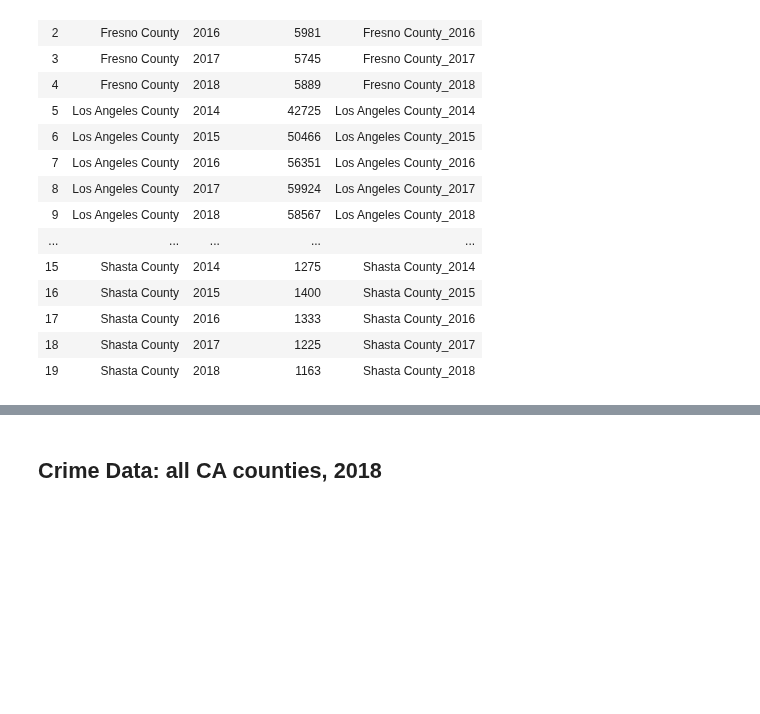
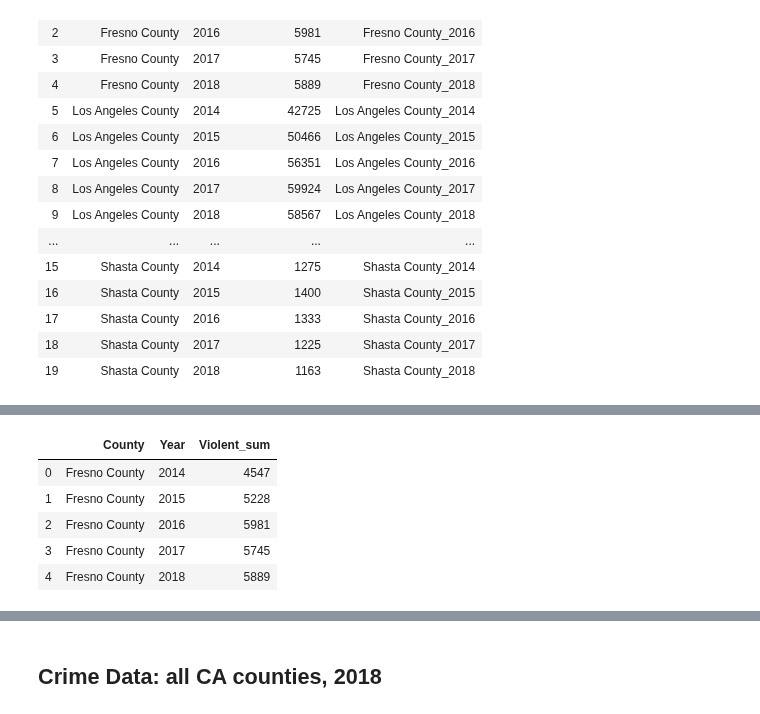
Before and after one commit to TrevorLovesMommy/Real-Estate-Project, a Jupyter notebook: Real Estate Data Cleaning.ipynb, the cells around one changed output, grey strips where cells are left out. Saved outputs shown, nothing was run; the diff lists cells and outputs as text; code cells hidden in the pictures; blank space fills up the shorter version.

```diff
--- a/Real Estate Data Cleaning.ipynb
+++ b/Real Estate Data Cleaning.ipynb
@@ -493,0 +510,4 @@ crime_county_df.to_csv("output files/crimes_by_counties.csv")
+# %%
+crime_data_reduced_df = crime_data_df.loc[:, ["County", "Year", "Violent_sum"]]
+crime_data_reduced_df.set_index('County', inplace=True)
+crime_data_reduced_df.head()
@@ -493,0 +522,4 @@ crime_county_df.to_csv("output files/crimes_by_counties.csv")
+# %%
+#filter for 2014 - 2018
+crime_data_2014_2018 = crime_data_reduced_df.loc[(crime_data_reduced_df["Year"] == 2014) | (crime_data_reduced_df["Year"] == 2015) | (crime_data_reduced_df["Year"] == 2016) | (crime_data_reduced_df["Year"] == 2017) | (crime_data_reduced_df["Year"] == 2018)]
+crime_data_2014_2018.head()
@@ -493,0 +534,4 @@ crime_county_df.to_csv("output files/crimes_by_counties.csv")
+# %%
+#filter for 4 counties
+selectcounties_df = crime_data_2014_2018.loc[ ['Los Angeles County' , 'San Francisco County', 'Fresno County', 'Shasta County'] , : ]
+selectcounties_df.head()
@@ -493,0 +546,15 @@ crime_county_df.to_csv("output files/crimes_by_counties.csv")
+# %%
+#group by county and year
+grouped_selectcounties_df = selectcounties_df.groupby(['County', 'Year'])
+grouped_selectcounties_df = grouped_selectcounties_df.sum()
+# %%
+crime_county_year_df = pd.DataFrame (grouped_selectcounties_df)
+crime_county_year_df_reset = crime_county_year_df.reset_index()
+crime_county_year_df_reset.head()
+# %% [output]
+|  | County | Year | Violent_sum |
+| 0 | Fresno County | 2014 | 4547 |
+| 1 | Fresno County | 2015 | 5228 |
+| 2 | Fresno County | 2016 | 5981 |
+| 3 | Fresno County | 2017 | 5745 |
+| 4 | Fresno County | 2018 | 5889 |
```
Also changed, not shown: parts of 8 cells of this notebook, 11 other files.
